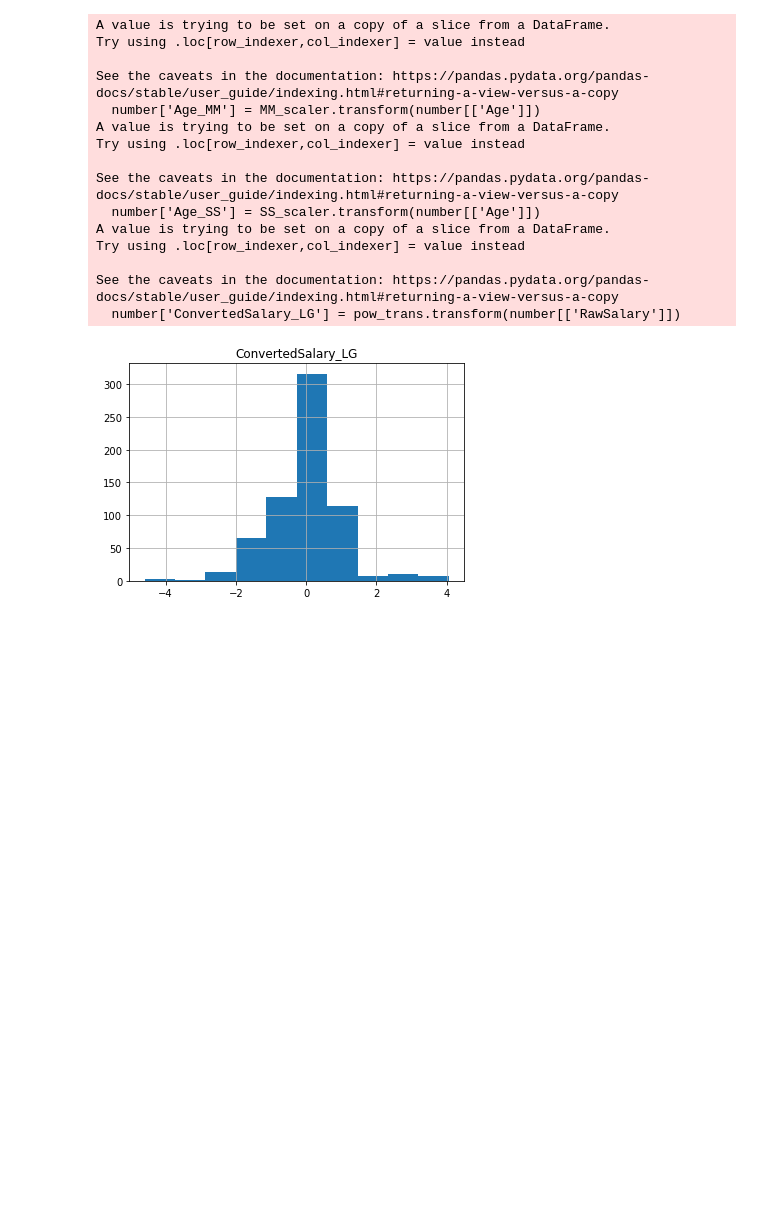
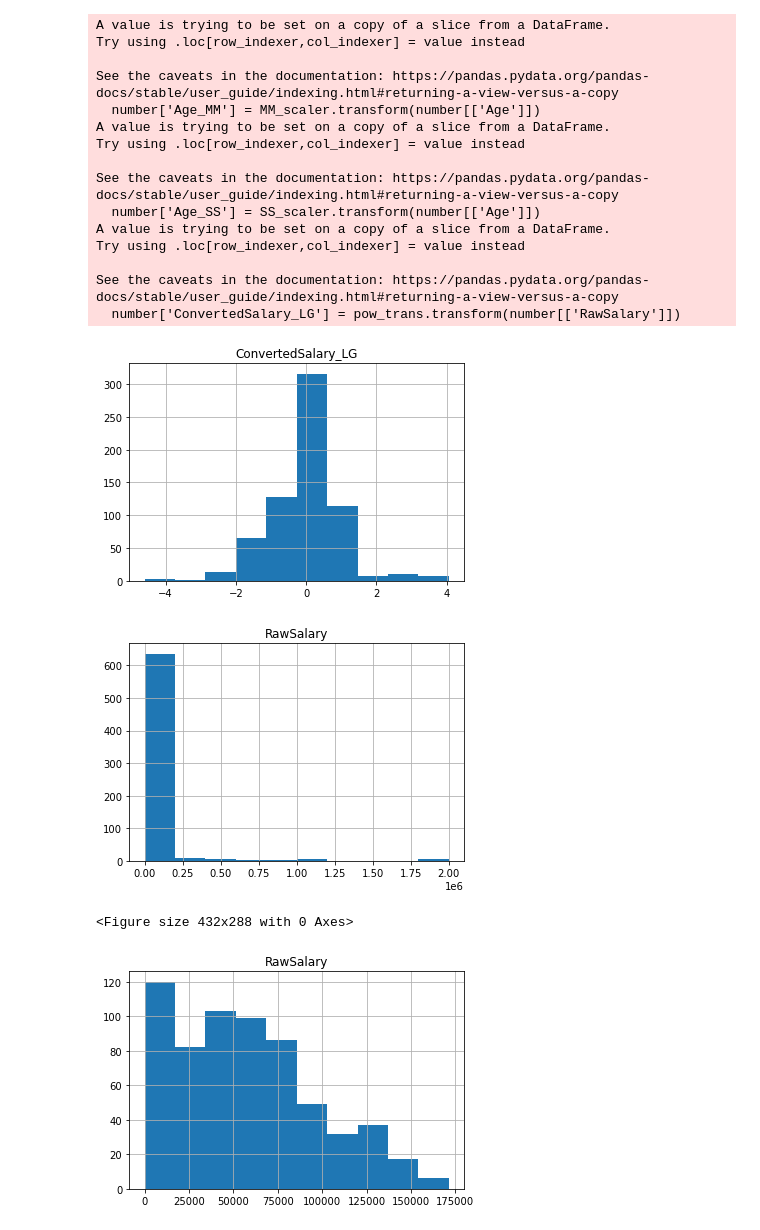
Before and after one commit to mickeysun0104/109-2_MachineLearning, a Jupyter notebook: Course 10-Feature Engineer for machine learning/Deal with messy data.ipynb, the cells around one changed output. Drawn from its saved outputs; the diff is of its cells as text; code cells hidden in the pictures; blank space fills up the shorter version.

```diff
--- a/Course 10-Feature Engineer for machine learning/Deal with messy data.ipynb
+++ b/Course 10-Feature Engineer for machine learning/Deal with messy data.ipynb
@@ -52,6 +52,7 @@ Name: StackOverflowJobsRecommend, dtype: float64
 df['RawSalary'] = df['RawSalary'].str.replace(',', '')
 # Remove the dollar signs in the column
 df['RawSalary'] = df['RawSalary'].str.replace('$','')
+df['RawSalary'] = df['RawSalary'].str.replace('£','')
 df.info()
 # %% [output]
 <class 'pandas.core.frame.DataFrame'>
@@ -167,3 +168,22 @@ Try using .loc[row_indexer,col_indexer] = value instead
 See the caveats in the documentation: https://pandas.pydata.org/pandas-docs/stable/user_guide/indexing.html#returning-a-view-versus-a-copy
   number['ConvertedSalary_LG'] = pow_trans.transform(number[['RawSalary']])
 [figure]
+# %%
+# Find the 95th quantile
+quantile = number['RawSalary'].quantile(0.95)
+
+# Trim the outliers
+trimmed_df = number[number['RawSalary'] < quantile]
+
+# The original histogram
+number[['RawSalary']].hist()
+plt.show()
+plt.clf()
+
+# The trimmed histogram
+trimmed_df[['RawSalary']].hist()
+plt.show()
+# %% [output]
+[figure, added]
+<Figure size 432x288 with 0 Axes>
+[figure, added]
```
